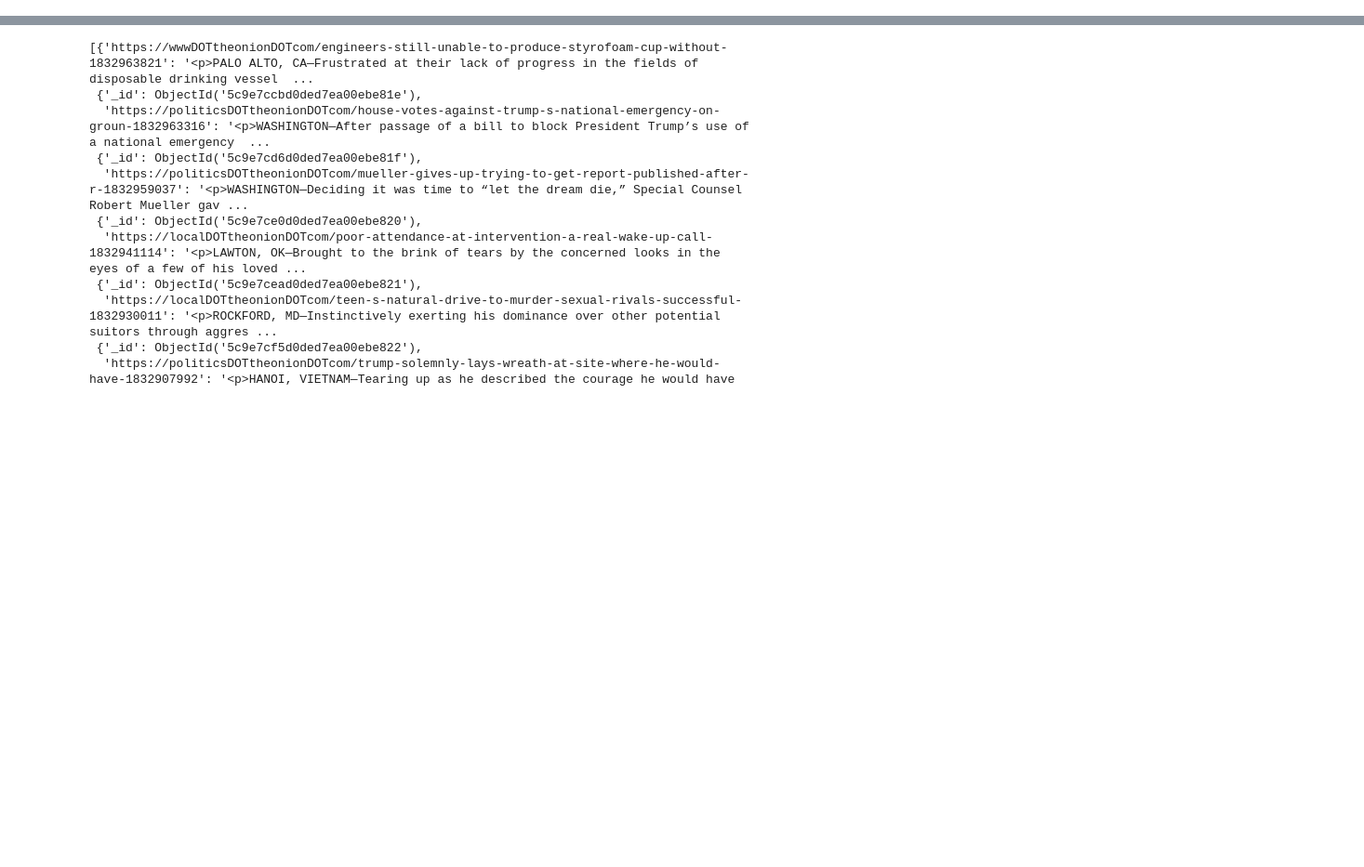
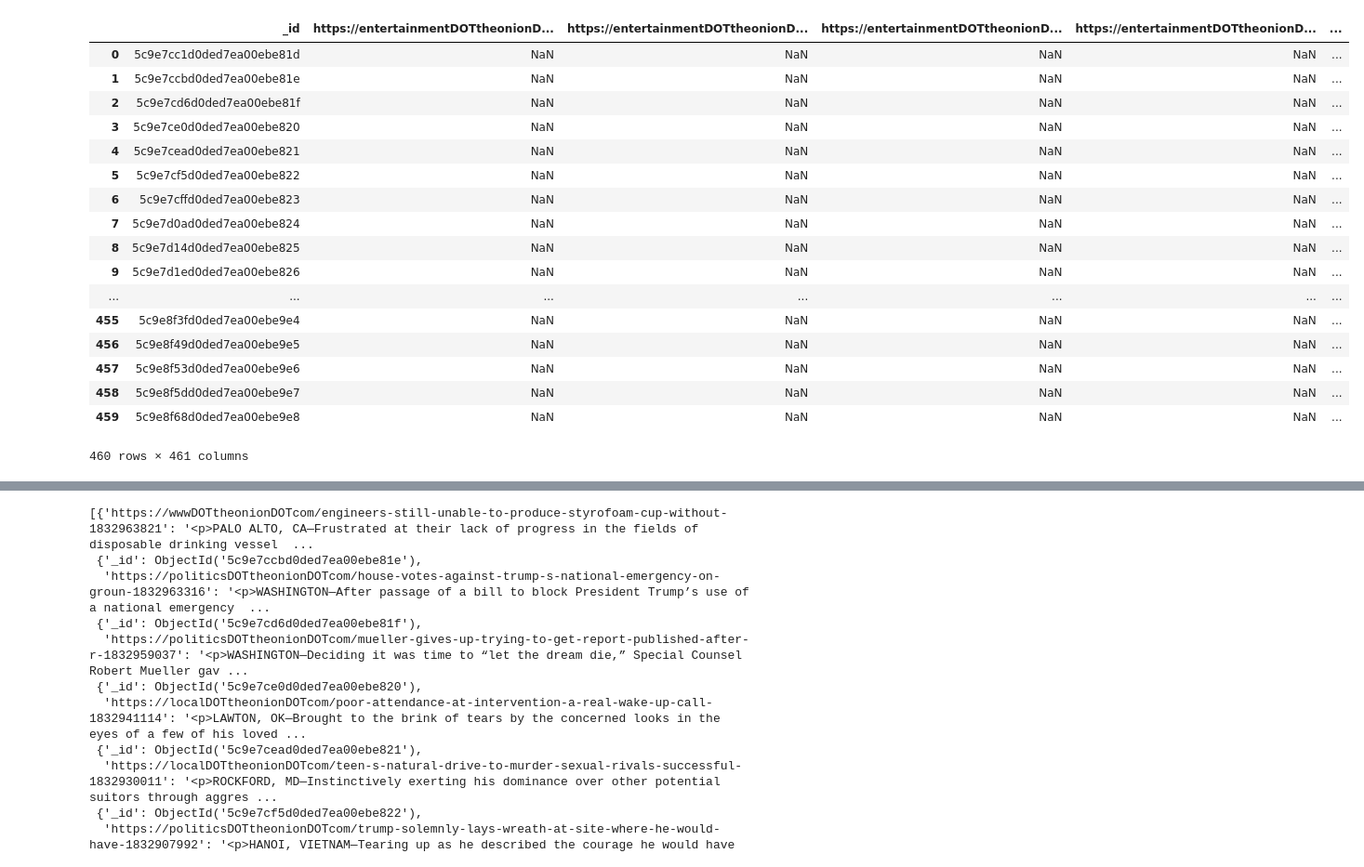
Before and after one commit to johncpolitte/News_or_Satire, a Jupyter notebook: onion_eda.ipynb, the cells around one changed output, grey strips where cells are left out. Shown at 93% size. Saved outputs shown, nothing was run; the diff lists cells and outputs as text; code cells hidden in the pictures; blank space fills up the shorter version.

```diff
--- a/onion_eda.ipynb
+++ b/onion_eda.ipynb
@@ -9,4 +9,25 @@ db = client.capstone
 # %%
 collection = db.onion1
 # %%
-docs = collection.find()
+docs = pd.DataFrame(list(collection.find()))
+# %%
+docs
+# %% [output]
+|  | _id | https://entertainmentDOTtheonionD... | https://entertainmentDOTtheonionD... | https://entertainmentDOTtheonionD... | https://entertainmentDOTtheonionD... | ... |
+| 0 | 5c9e7cc1d0ded7ea00ebe81d | NaN | NaN | NaN | NaN | ... |
+| 1 | 5c9e7ccbd0ded7ea00ebe81e | NaN | NaN | NaN | NaN | ... |
+| 2 | 5c9e7cd6d0ded7ea00ebe81f | NaN | NaN | NaN | NaN | ... |
+| 3 | 5c9e7ce0d0ded7ea00ebe820 | NaN | NaN | NaN | NaN | ... |
+| 4 | 5c9e7cead0ded7ea00ebe821 | NaN | NaN | NaN | NaN | ... |
+| 5 | 5c9e7cf5d0ded7ea00ebe822 | NaN | NaN | NaN | NaN | ... |
+| 6 | 5c9e7cffd0ded7ea00ebe823 | NaN | NaN | NaN | NaN | ... |
+| 7 | 5c9e7d0ad0ded7ea00ebe824 | NaN | NaN | NaN | NaN | ... |
+| 8 | 5c9e7d14d0ded7ea00ebe825 | NaN | NaN | NaN | NaN | ... |
+| 9 | 5c9e7d1ed0ded7ea00ebe826 | NaN | NaN | NaN | NaN | ... |
+| ... | ... | ... | ... | ... | ... | ... |
+| 455 | 5c9e8f3fd0ded7ea00ebe9e4 | NaN | NaN | NaN | NaN | ... |
+| 456 | 5c9e8f49d0ded7ea00ebe9e5 | NaN | NaN | NaN | NaN | ... |
+| 457 | 5c9e8f53d0ded7ea00ebe9e6 | NaN | NaN | NaN | NaN | ... |
+| 458 | 5c9e8f5dd0ded7ea00ebe9e7 | NaN | NaN | NaN | NaN | ... |
+| 459 | 5c9e8f68d0ded7ea00ebe9e8 | NaN | NaN | NaN | NaN | ... |
+460 rows × 461 columns
```
Also changed, not shown: parts of 9 cells of this notebook.
